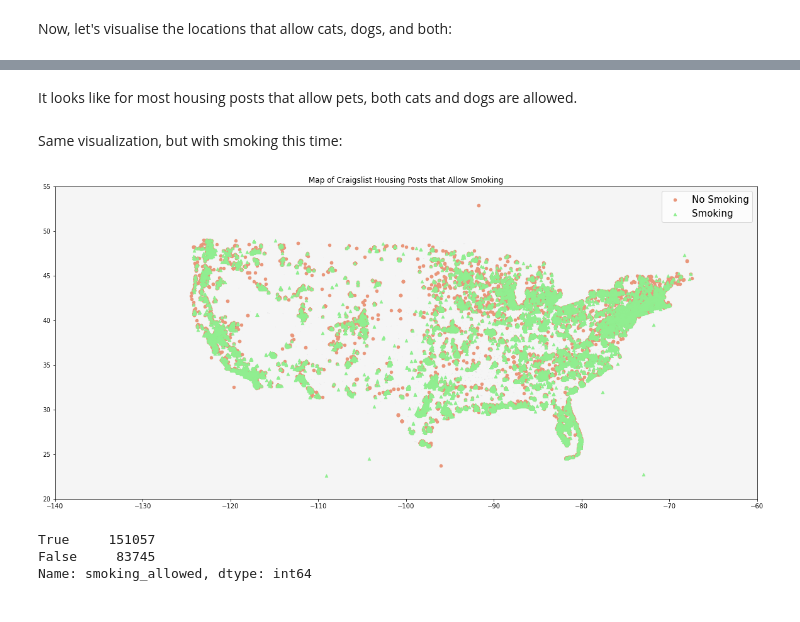
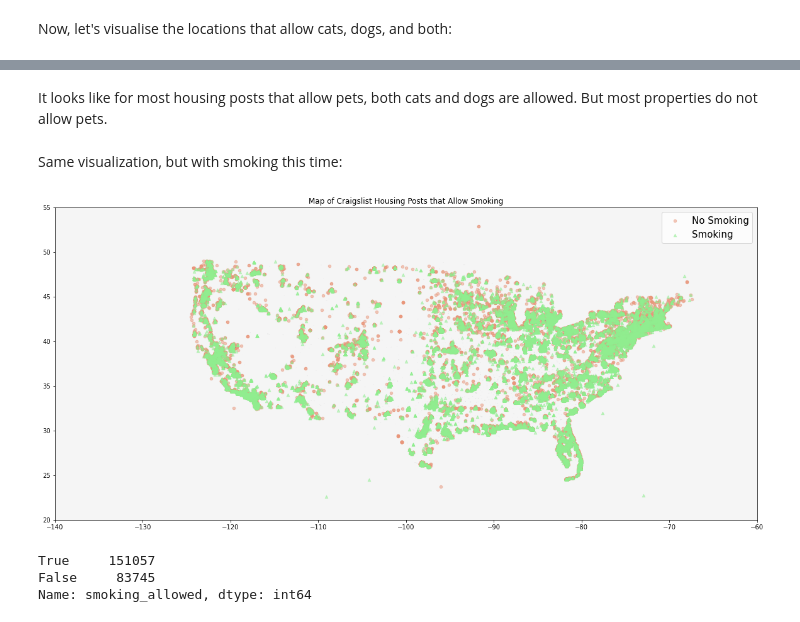
Before and after one commit to bmensah/springboard, a Jupyter notebook: DataStorytelling/data_storytelling.ipynb, the cells around one changed output, grey strips where cells are left out. Drawn from its saved outputs; the diff is of its cells as text; code cells hidden in the pictures.

```diff
--- a/DataStorytelling/data_storytelling.ipynb
+++ b/DataStorytelling/data_storytelling.ipynb
@@ -420,33 +425,34 @@ housing_df.dogs_allowed.value_counts()
 Name: dogs_allowed, dtype: int64
 # %% [markdown]
-It looks like for most housing posts that allow pets, both cats and dogs are allowed.
+It looks like for most housing posts that allow pets, both cats and dogs are allowed. But most properties do not allow pets.
 # %% [markdown]
 Same visualization, but with smoking this time:
 # %%
 # get coordinates
 coordinates = [Point(xy) for xy in zip(housing_df["long"], housing_df["lat"])]
 geo_df = gpd.GeoDataFrame(housing_df, crs="epsg:4236", geometry=coordinates)
 
 # plot map
 fig, ax = plt.subplots(figsize=(20,20))
 country_map = gpd.read_file("cb_2018_us_ua10_500k/cb_2018_us_ua10_500k.shp")
 country_map.plot(ax=ax, alpha=0.4, color="gray")
 ax.set_xlim(-140, -60)
 ax.set_ylim(20, 55)
 ax.set_facecolor('whitesmoke')
 
 # plot locations that do NOT allow smoking
-geo_df[geo_df["smoking_allowed"]==0].plot(ax=ax, markersize=20,
+geo_df[geo_df["smoking_allowed"]==0].plot(ax=ax, markersize=20, alpha=0.5,
                                                   color="darksalmon", marker="o", label="No Smoking")
 
 # plot locations that do allow smoking
-geo_df[geo_df["smoking_allowed"]==1].plot(ax=ax, markersize=20, color="lightgreen", marker="^", label="Smoking")
+geo_df[geo_df["smoking_allowed"]==1].plot(ax=ax, markersize=20, alpha=0.5,
+                                          color="lightgreen", marker="^", label="Smoking")
 
 plt.legend(prop={"size":15})
 plt.title("Map of Craigslist Housing Posts that Allow Smoking")
 plt.show();
 # %% [output]
-[figure, old version]
+[figure, new version]
 # %%
 housing_df.smoking_allowed.value_counts()
 # %% [output]
```
Also changed, not shown: parts of 10 cells of this notebook.
